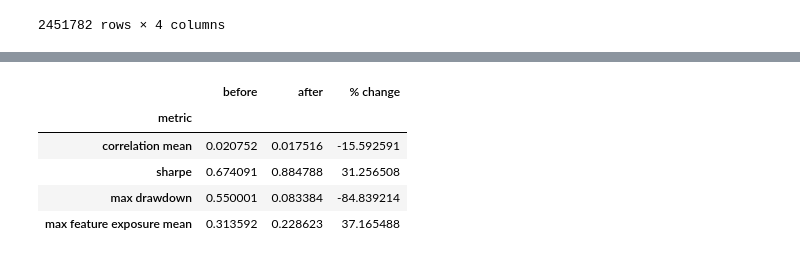
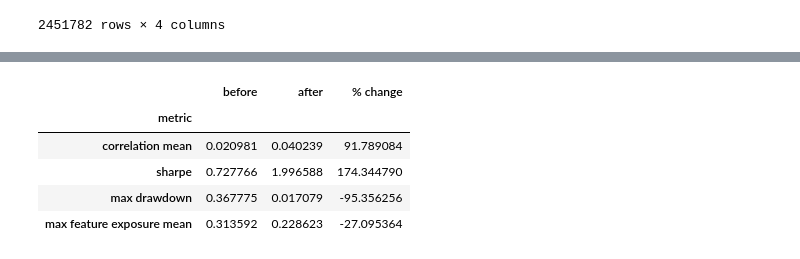
Before and after one commit to numerai/hello-numerai, a Jupyter notebook: model_diagnostics.ipynb, the cells around one changed output, grey strips where cells are left out. Drawn from its saved outputs; the diff is of its cells as text; code cells hidden in the pictures.

```diff
--- a/model_diagnostics.ipynb
+++ b/model_diagnostics.ipynb
@@ -66,7 +67,7 @@ import lightgbm as lgb
 
 # Let's load the model we trained in the previous notebook
 # If you are getting an error here, make sure you have run the previous notebook first!
-model = lgb.Booster(model_file='small_model.txt')
+model = lgb.Booster(model_file='small_lgb.txt')
 
 # And make predictions against the validation features
 # This will take about 2 minutes 🍵
@@ -104,12 +106,14 @@ import numpy as np
 
 # Numerai's primary scoring metric
 def numerai_corr(preds, target):
-    # rank (keeping ties) then gaussianize predictions to standadize prediction distributions
+    # rank (keeping ties) then Gaussianize predictions to standadize prediction distributions
     ranked_preds = (preds.rank(method="average").values - 0.5) / preds.count()
     gauss_ranked_preds = stats.norm.ppf(ranked_preds)
+    # center targets around 0 instead of 0.5
+    centered_target = target - 0.5
     # raise both preds and target to the power of 1.5 to accentuate the tails
     preds_p15 = np.sign(gauss_ranked_preds) * np.abs(gauss_ranked_preds) ** 1.5
-    target_p15 = np.sign(target) * np.abs(target) ** 1.5
+    target_p15 = np.sign(centered_target) * np.abs(target) ** 1.5
     # finally return the Pearson correlation
     return np.corrcoef(preds_p15, target_p15)[0, 1]
 # %% [markdown]
@@ -241,28 +245,28 @@ pd.DataFrame({"before": cumulative_per_era_validation_correlation, "after": cumu
 # %%
 # Compute performance metrics for neutralized predictions
 correlation_mean_neutral = per_era_validation_correlation_neutral.mean()
 correlation_std_neutral = per_era_validation_correlation_neutral.std(ddof=0)
 numerai_sharpe_neutral = correlation_mean_neutral / correlation_std_neutral
 rolling_max_neutral = cumulative_per_era_validation_correlation_neutral.expanding(min_periods=1).max()
 max_drawdown_neutral = (rolling_max_neutral - cumulative_per_era_validation_correlation_neutral).max()
 max_feature_exposure_mean_neutral = max_feature_exposure_per_era_neutral.mean()
 
 # Display performance metrics before and after neutralization side by side
 pd.DataFrame({
     "metric": ["correlation mean", "sharpe", "max drawdown", "max feature exposure mean"],
     "before": [correlation_mean, numerai_sharpe, max_drawdown, max_feature_exposure_mean],
     "after": [correlation_mean_neutral, numerai_sharpe_neutral, max_drawdown_neutral, max_feature_exposure_mean_neutral],
     "% change": [
         100 * (correlation_mean_neutral - correlation_mean) / correlation_mean,
         100 * (numerai_sharpe_neutral - numerai_sharpe) / numerai_sharpe,
         100 * (max_drawdown_neutral - max_drawdown) / max_drawdown,
-        100 * (max_feature_exposure_mean - max_feature_exposure_mean_neutral) / max_feature_exposure_mean_neutral]
+        100 * (max_feature_exposure_mean_neutral - max_feature_exposure_mean) / max_feature_exposure_mean]
 }).set_index("metric")
 # %% [output]
 |  | before | after | % change |
 | metric |  |  |  |
-| correlation mean | 0.020752 | 0.017516 | -15.592591 |
-| sharpe | 0.674091 | 0.884788 | 31.256508 |
-| max drawdown | 0.550001 | 0.083384 | -84.839214 |
-| max feature exposure mean | 0.313592 | 0.228623 | 37.165488 |
+| correlation mean | 0.020981 | 0.040239 | 91.789084 |
+| sharpe | 0.727766 | 1.996588 | 174.344790 |
+| max drawdown | 0.367775 | 0.017079 | -95.356256 |
+| max feature exposure mean | 0.313592 | 0.228623 | -27.095364 |
 # %% [markdown]
```
Also changed, not shown: parts of 17 cells of this notebook, 6 other files.
